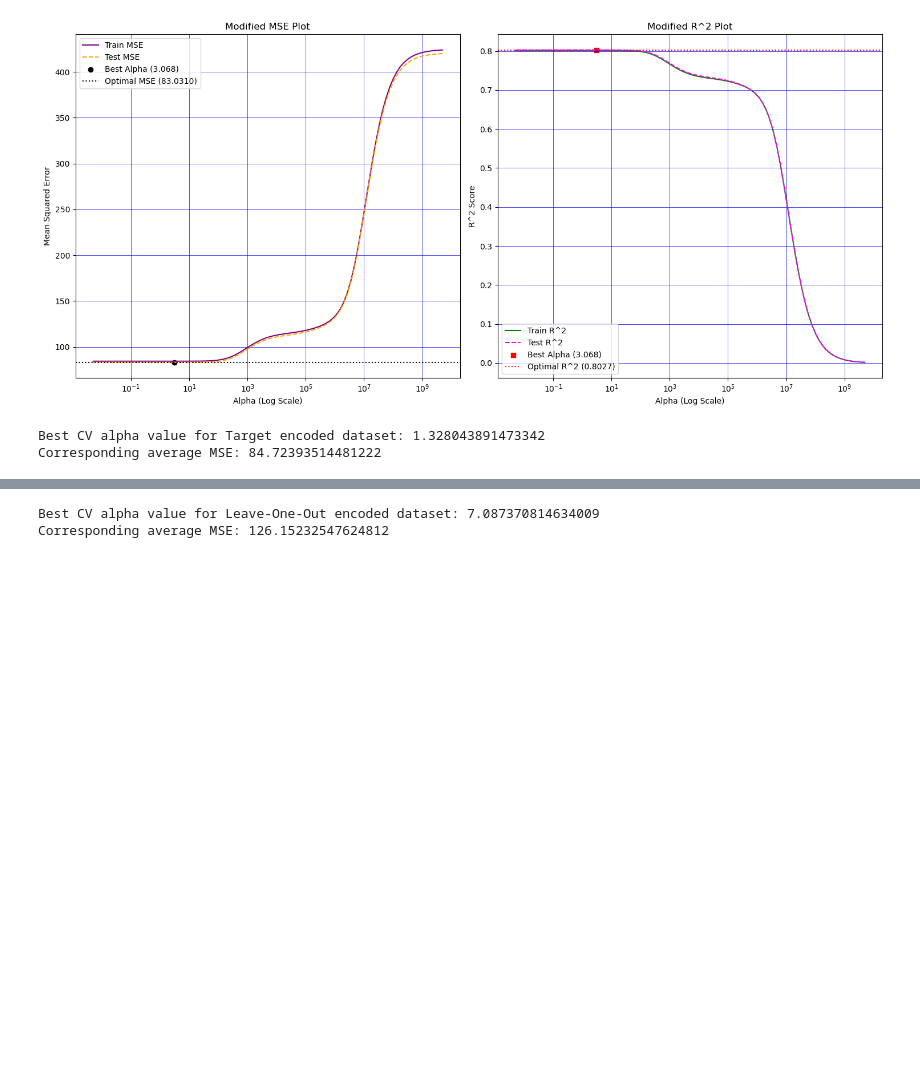
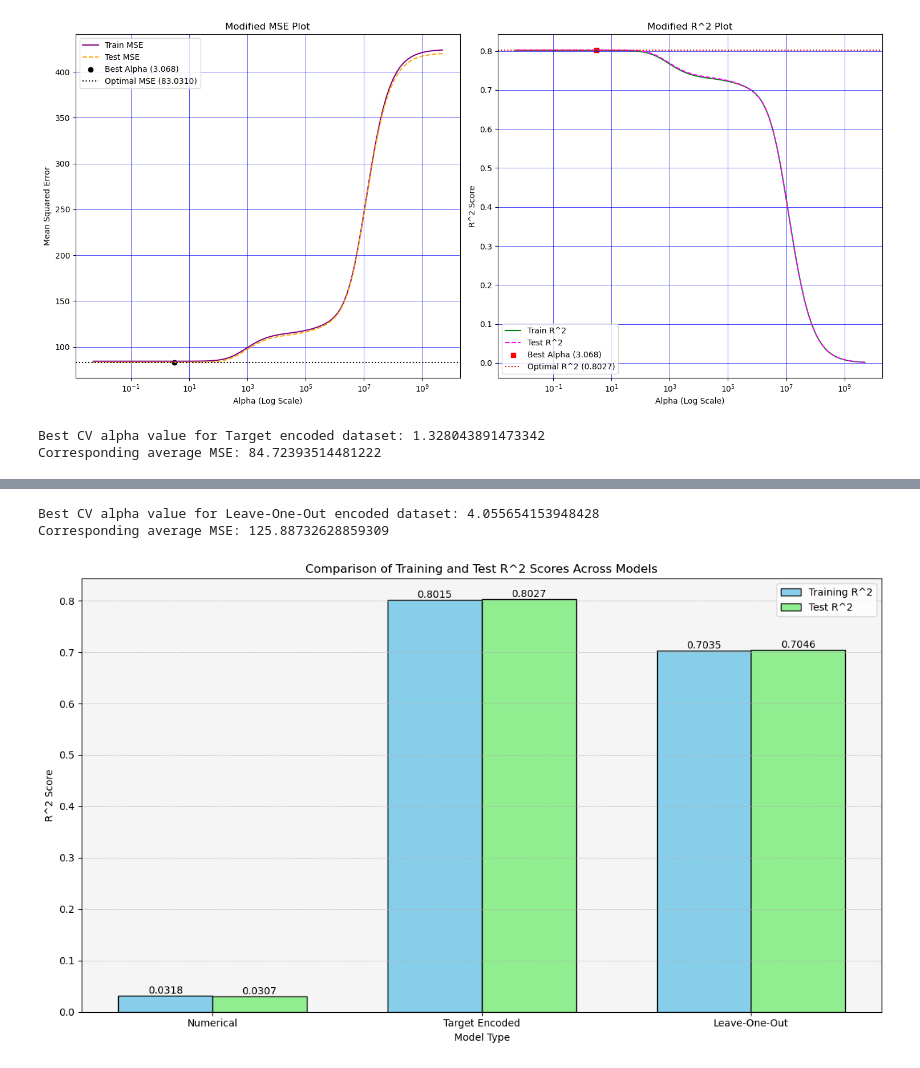
Before and after one commit to Arazahari/Machine-learning-Ridge-Regression-on-Spotify-Data-set, a Jupyter notebook: Machine learning project.ipynb, the cells around one changed output, grey strips where cells are left out. Cells and saved outputs as stored; diff of their text form; code cells hidden in the pictures; blank space fills up the shorter version.

```diff
--- a/Machine learning project.ipynb
+++ b/Machine learning project.ipynb
@@ -591,7 +588,7 @@ Corresponding average MSE: 411.4558197384904
 # %%
 # RR on target encoding
 # %%
-ridge = RidgeRegression()
+ridge = CustomRidgeRegressor()
 ridge.fit(X_train, y_train)
 # %% [output]
 array([[-7.45864897e+01],
@@ -742,5 +741,5 @@ X_train2
 62818 rows × 130 columns
 # %%
-one_out_rr = RidgeRegression()
+one_out_rr = CustomRidgeRegressor()
 one_out_rr.fit(X_train2, y_train2)
 # %% [output]
@@ -765,8 +764,8 @@ array([[ 7.64704716e-01],
 one_out_train_prediction = one_out_rr.predict(X_train2)
 one_out_test_prediction = one_out_rr.predict(X_test2)
 # %%
-one_out_train_mse = one_out_rr.mse(one_out_train_prediction, y_train2)
-one_out_test_mse = one_out_rr.mse(one_out_test_prediction, y_test2)
+one_out_train_mse = one_out_rr.mean_squared_error(one_out_train_prediction, y_train2)
+one_out_test_mse = one_out_rr.mean_squared_error(one_out_test_prediction, y_test2)
 # %%
 print(one_out_test_mse)
 print(one_out_train_mse)
@@ -789,18 +788,18 @@ one_out_train_rsquared = []
 one_out_test_rsquared = []
 
 for alpha in alphas:
-    model = RidgeRegression(alpha=alpha)
+    model = CustomRidgeRegressor(lambda_=alpha)
     model.fit(X_train2, y_train2)
 
     one_out_train_pred = model.predict(X_train2)
-    one_out_train_mse = model.mse(one_out_train_prediction, y_train2)
-    one_out_train_R_2 = model.r_squared(one_out_train_prediction, y_train2)
+    one_out_train_mse = model.mean_squared_error(one_out_train_prediction, y_train2)
+    one_out_train_R_2 = model.r2_score(one_out_train_prediction, y_train2)
     one_out_train_errors.append(one_out_train_mse)
     one_out_train_rsquared.append(one_out_train_R_2)
 
     one_out_test_prediction = model.predict(X_test2)
-    one_out_test_mse = model.mse(one_out_test_prediction, y_test2)
-    one_out_test_R2 = model.r_squared(one_out_test_prediction, y_test2)
+    one_out_test_mse = model.mean_squared_error(one_out_test_prediction, y_test2)
+    one_out_test_R2 = model.r2_score(one_out_test_prediction, y_test2)
     one_out_test_errors.append(one_out_test_mse)
     one_out_test_rsquared.append(one_out_test_R2)
 # %%
@@ -848,7 +849,7 @@ plt.show()
 # %%
-one_out_rr_cv = RidgeRegression()
+one_out_rr_cv = CustomRidgeRegressor()
 
-one_out_alpha_cv_results = one_out_rr_cv.cross_validation(X_train2, y_train2, alphas)
+one_out_alpha_cv_results = one_out_rr_cv.cross_validate(X_train2, y_train2, alphas)
 
 one_out_cv_best_alpha = min(one_out_alpha_cv_results, key=one_out_alpha_cv_results.get)
 one_out_cv_best_mse = one_out_alpha_cv_results[one_out_cv_best_alpha]
@@ -856,7 +857,49 @@ one_out_cv_best_mse = one_out_alpha_cv_results[one_out_cv_best_alpha]
 print("Best CV alpha value for Leave-One-Out encoded dataset:", one_out_cv_best_alpha)
 print("Corresponding average MSE:", one_out_cv_best_mse)
 # %% [output]
-Best CV alpha value for Leave-One-Out encoded dataset: 7.087370814634009
-Corresponding average MSE: 126.15232547624812
+Best CV alpha value for Leave-One-Out encoded dataset: 4.055654153948428
+Corresponding average MSE: 125.88732628859309
 # %%
 # Final comparison
+# %%
+train_r_squared = [max(train_rsquared_numerical), max(train_rsquared), max(one_out_train_rsquared)]
+test_r_squared = [max(test_rsquared_numerical), max(test_rsquared), max(one_out_test_rsquared)]
+
+def annotate_bars(bars):
+    """
+    Annotate bar heights with their respective values.
+
+    Args:
+    - bars: Bar container from a bar plot.
+    """
+    for bar in bars:
+        height = bar.get_height()
+        plt.text(bar.get_x() + bar.get_width() / 2, height, f'{height:.4f}', ha='center', va='bottom')
+
+# Create the bar plot
+plt.figure(figsize=(12, 7))
+model_types = ['Numerical', 'Target Encoded', 'Leave-One-Out']
+bar_width = 0.35
+indices = range(len(model_types))
+indices_shifted = [i + bar_width for i in indices]
+
+# Plot training and test R^2 values
+train_bars = plt.bar(indices, train_r_squared, color='skyblue', width=bar_width, edgecolor='black', label='Training R^2')
+test_bars = plt.bar(indices_shifted, test_r_squared, color='lightgreen', width=bar_width, edgecolor='black', label='Test R^2')
+
+# Set plot labels and title
+plt.xlabel('Model Type')
+plt.ylabel('R^2 Score')
+plt.title('Comparison of Training and Test R^2 Scores Across Models')
+plt.xticks([i + bar_width / 2 for i in indices], model_types)
+plt.legend(loc='best')
+plt.gca().set_facecolor('whitesmoke')
+plt.grid(axis='y', linestyle='--', linewidth=0.5)
+
+# Annotate bars with their values
+annotate_bars(train_bars)
+annotate_bars(test_bars)
+
+plt.tight_layout()
+# %% [output]
+[figure, added]
```
Also changed, not shown: parts of 19 cells of this notebook, 2 other files.
